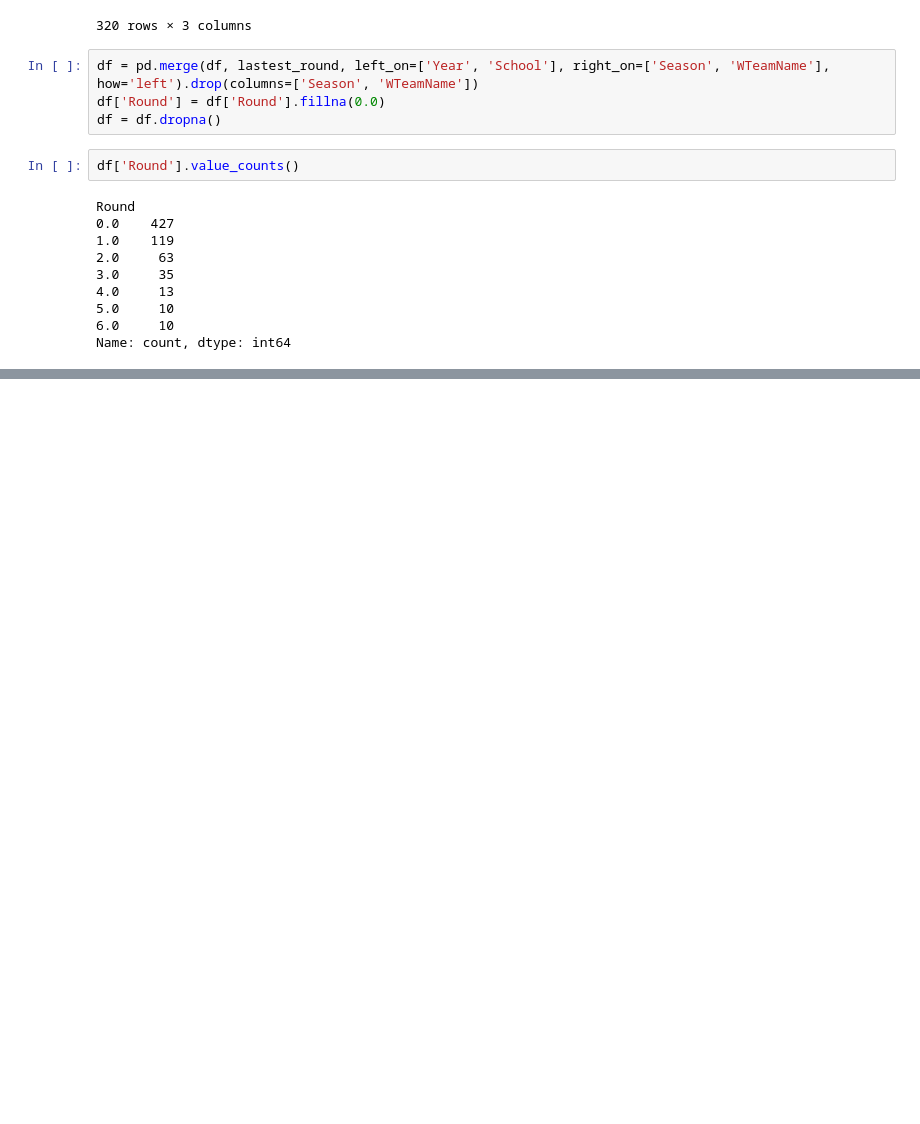
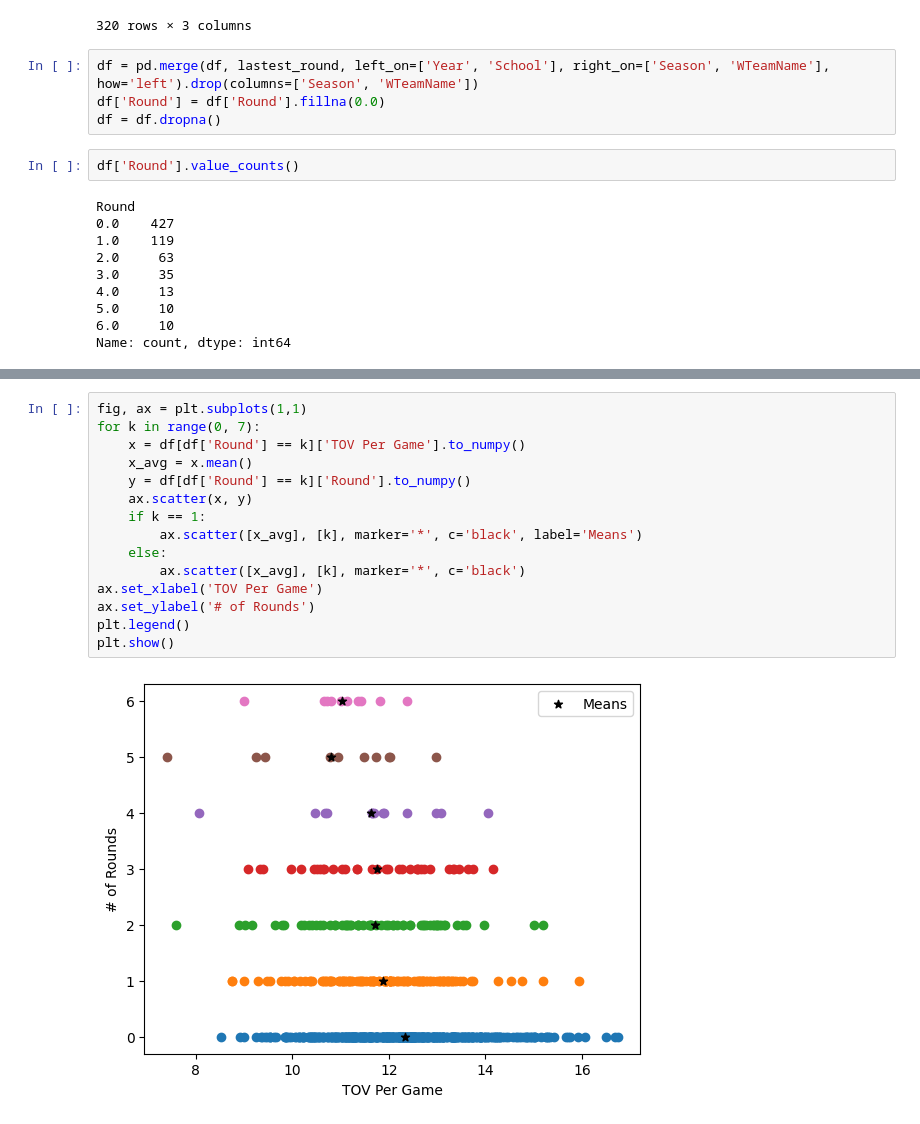
Before and after one commit to davmking/cs-526-ncaa, a Jupyter notebook: FeatureElimination/stats_to_tournament_perf.ipynb, the cells around one changed output, grey strips where cells are left out. Drawn from its saved outputs; the diff is of its cells as text; blank space fills up the shorter version.

```diff
--- a/FeatureElimination/stats_to_tournament_perf.ipynb
+++ b/FeatureElimination/stats_to_tournament_perf.ipynb
@@ -136,0 +137,17 @@ weighted avg       0.46      0.52      0.49       136
+# %%
+fig, ax = plt.subplots(1,1)
+for k in range(0, 7):
+    x = df[df['Round'] == k]['TOV Per Game'].to_numpy()
+    x_avg = x.mean()
+    y = df[df['Round'] == k]['Round'].to_numpy()
+    ax.scatter(x, y)
+    if k == 1:
+        ax.scatter([x_avg], [k], marker='*', c='black', label='Means')
+    else:
+        ax.scatter([x_avg], [k], marker='*', c='black')
+ax.set_xlabel('TOV Per Game')
+ax.set_ylabel('# of Rounds')
+plt.legend()
+plt.show()
+# %% [output]
+[figure, added]
```
Also changed, not shown: parts of 1 cell of this notebook, 1 other file.
